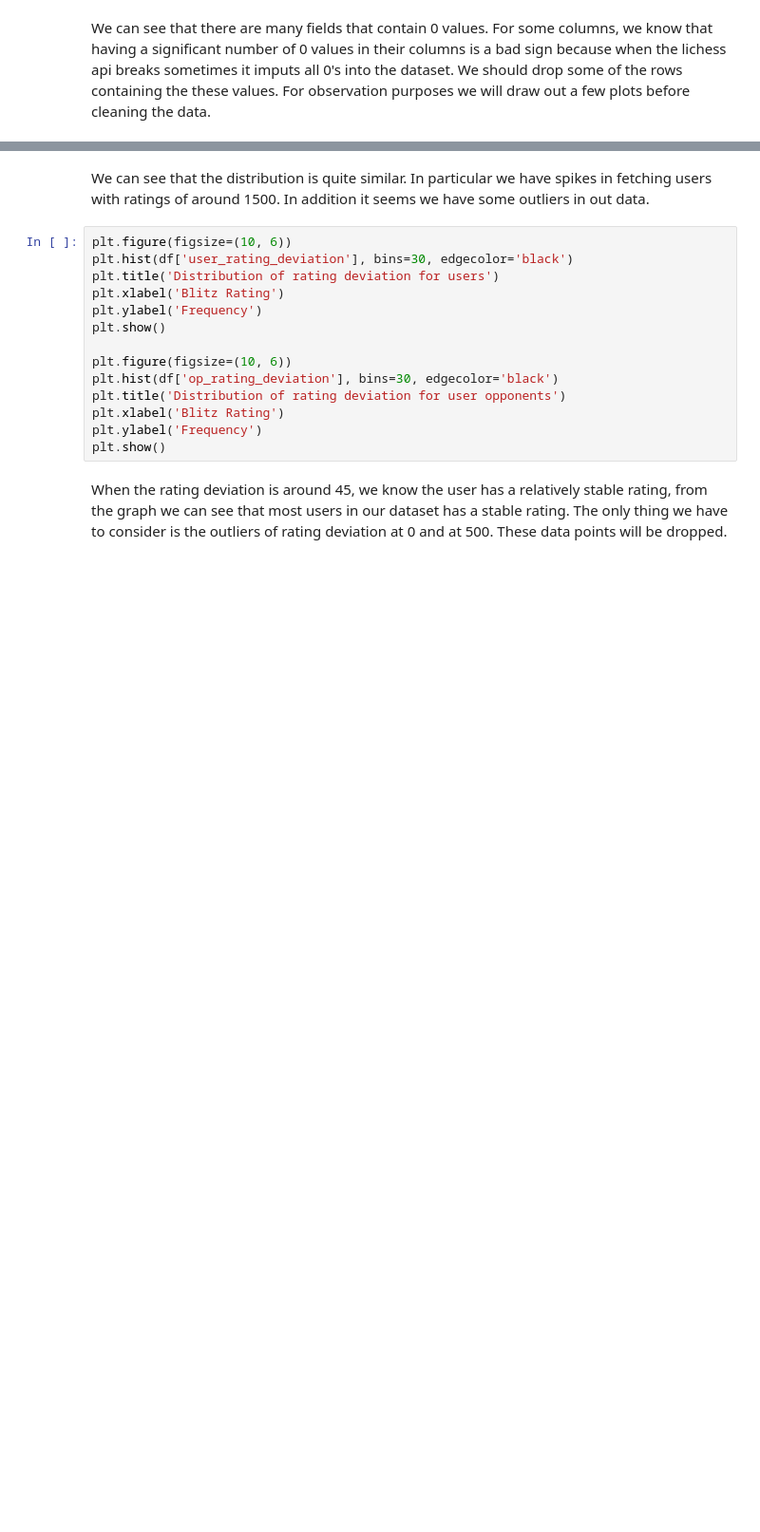
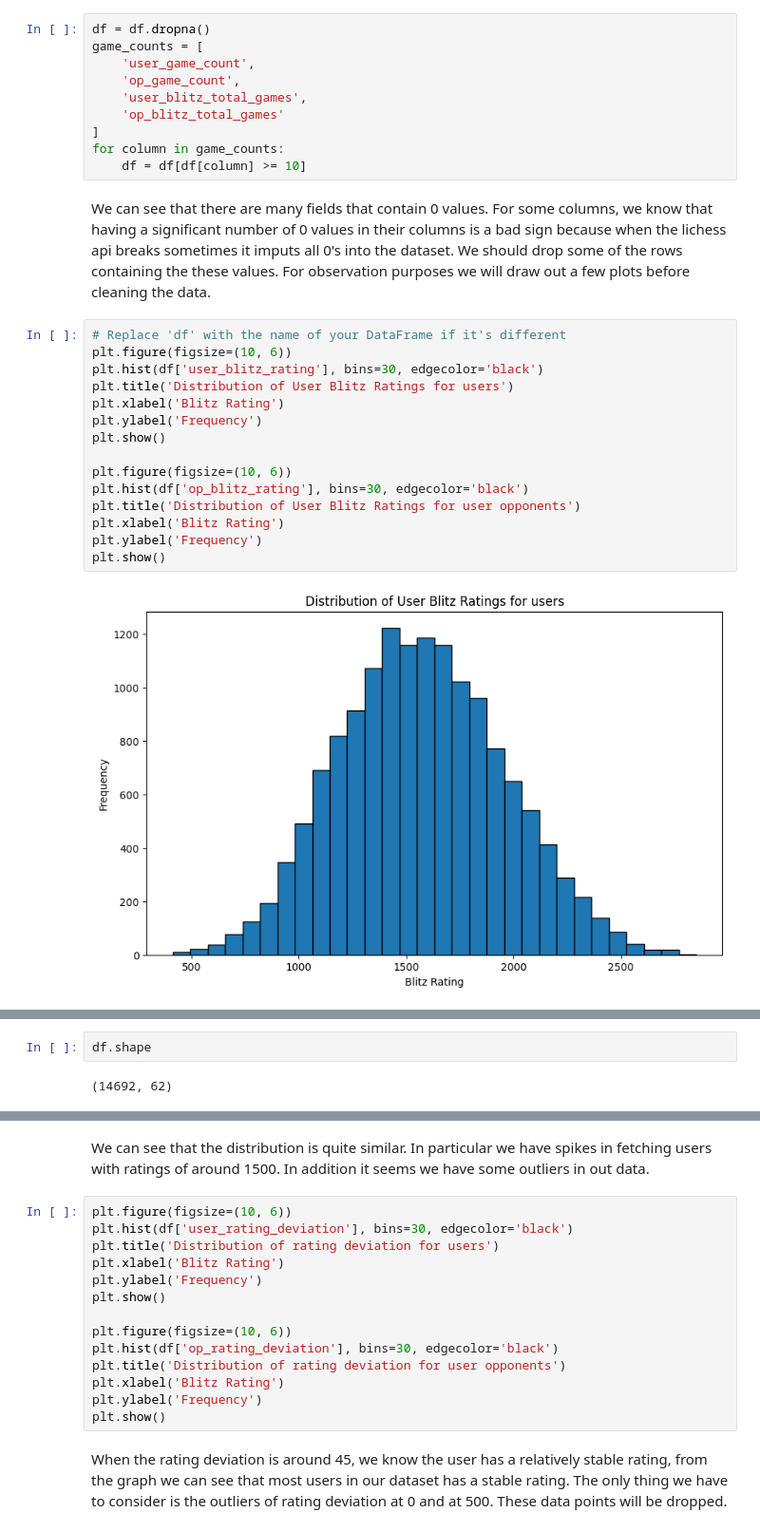
Before and after one commit to KaiSolter/cs506_final_project, a Jupyter notebook: midtermProgress/submission.ipynb, the cells around one changed output, grey strips where cells are left out. Shown at 95% size. Saved outputs shown, nothing was run; the diff lists cells and outputs as text; blank space fills up the shorter version.

Commit message:
update on processing data

```diff
--- a/midtermProgress/submission.ipynb
+++ b/midtermProgress/submission.ipynb
@@ -76,5 +76,32 @@ op_best_win_2               550
 op_best_win_3               550
 game_result                 731
 dtype: int64
+# %%
+df = df.dropna()
+game_counts = [
+    'user_game_count',
+    'op_game_count',
+    'user_blitz_total_games',
+    'op_blitz_total_games'
+]
+for column in game_counts:
+    df = df[df[column] >= 10]
 # %% [markdown]
 We can see that there are many fields that contain 0 values. For some columns, we know that having a significant number of 0 values in their columns is a bad sign because when the lichess api breaks sometimes it imputs all 0's into the dataset. We should drop some of the rows containing the these values. For observation purposes we will draw out a few plots before cleaning the data.
+# %%
+# Replace 'df' with the name of your DataFrame if it's different
+plt.figure(figsize=(10, 6))
+plt.hist(df['user_blitz_rating'], bins=30, edgecolor='black')
+plt.title('Distribution of User Blitz Ratings for users')
+plt.xlabel('Blitz Rating')
+plt.ylabel('Frequency')
+plt.show()
+
+plt.figure(figsize=(10, 6))
+plt.hist(df['op_blitz_rating'], bins=30, edgecolor='black')
+plt.title('Distribution of User Blitz Ratings for user opponents')
+plt.xlabel('Blitz Rating')
+plt.ylabel('Frequency')
+plt.show()
+# %% [output]
+[figure, added]
@@ -80,0 +109,4 @@ We can see that there are many fields that contain 0 values. For some columns, w
+# %%
+df.shape
+# %% [output]
+(14692, 62)
```
Also changed, not shown: parts of 7 cells of this notebook.
